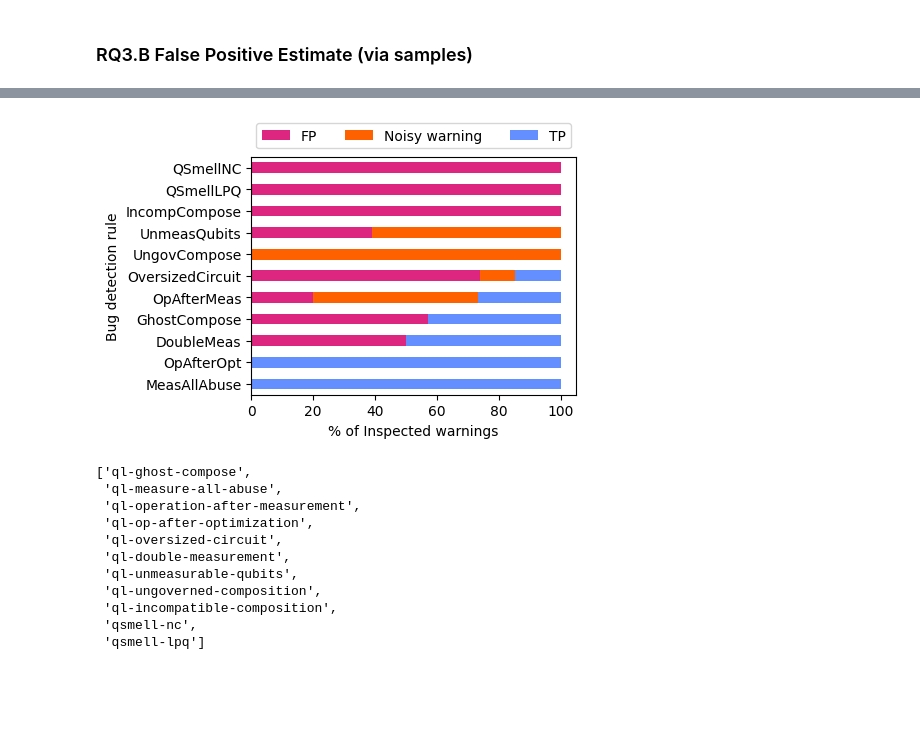
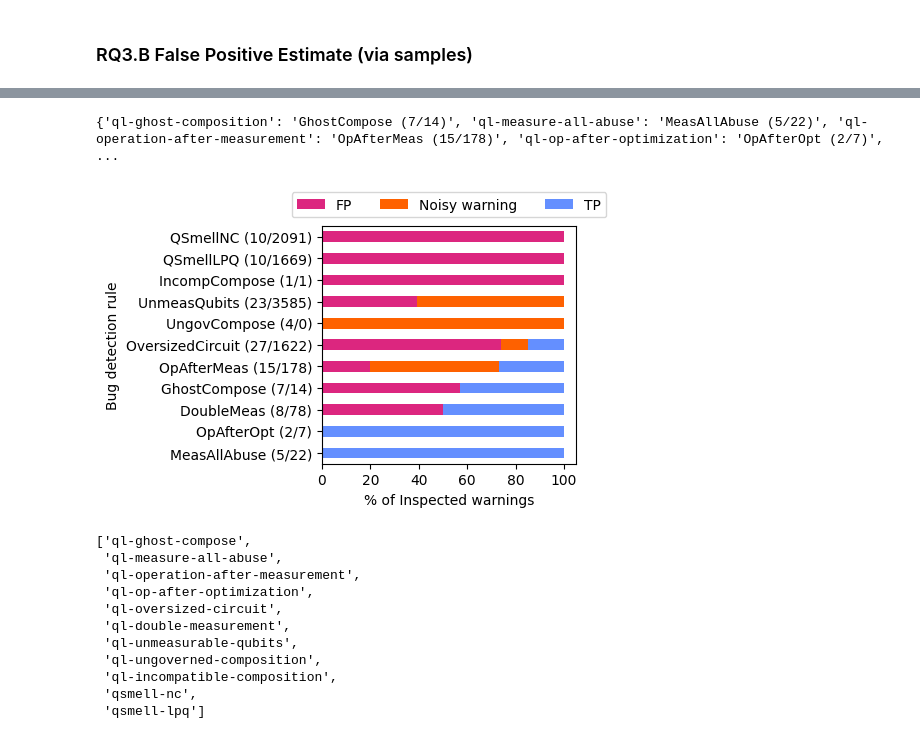
Before and after one commit to sola-st/LintQ, a Jupyter notebook: notebooks/08_Dataset_Stats.ipynb, the cells around one changed output, grey strips where cells are left out. Drawn from its saved outputs; the diff is of its cells as text; code cells hidden in the pictures; blank space fills up the shorter version.

Commit message:
create new plots

```diff
--- a/notebooks/08_Dataset_Stats.ipynb
+++ b/notebooks/08_Dataset_Stats.ipynb
@@ -22,8 +22,8 @@ DETECTORS_FOLDER = '../qlint/codeql/src'
 ABSTRACTION_FOLDER = '../qlint/codeql/lib/qiskit'
 
 # warning & manual inspection
-PATH_WARNINGS_SARIF = '../data/analysis_results/exp_v08/codeql_2023-03-13_13-54-00/data.sarif'
-PATH_MANUAL_INSPECTION_CSV = '../data/annotations/manual_inspection/warnings_until_23_03_21.csv'
+PATH_WARNINGS_SARIF = '../data/analysis_results/exp_v08/codeql_2023-03-20_19-13-27/data.sarif'
+PATH_MANUAL_INSPECTION_CSV = '../data/annotations/manual_inspection/warnings_until_23_03_22.csv'
 PATH_METADATA_DATASET = '../data/datasets/exp_v08/df_summary.csv'
 
 # BLACKLIST OF DATA WHICH REFER TO OBSOLETE INSPECTIONS/ IMPLEMENTATIONS
@@ -34,7 +34,7 @@ BLACKLISTED_ABSTRACTION = ['/SensitiveAPI.qll']
 
 # NAME MAPPING
 RULE_NAME_MAPPING = {
-    'ql-ghost-compose': 'GhostCompose',
+    'ql-ghost-composition': 'GhostCompose',
     'ql-measure-all-abuse': 'MeasAllAbuse',
     'ql-operation-after-measurement': 'OpAfterMeas',
     'ql-op-after-optimization': 'OpAfterOpt',
@@ -648,4 +649,2 @@ Text(0, 0.5, 'Detector')
 # %% [markdown]
 ### RQ3.B False Positive Estimate (via samples)
-# %%
-BLACKLIST_EXPERIMENTS = ['exp_v00']
@@ -657,39 +685,50 @@ df_inspected_warnings = df_inspected_warnings[
 # filter out blacklisted
 df_inspected_warnings = df_inspected_warnings[
     ~df_inspected_warnings["detector_rule"].isin(BLACKLISTED_RULES)]
+
+from copy import deepcopy
+# add the number of warnings per detector in the mapping
+rule_name_mapping_w_count = deepcopy(RULE_NAME_MAPPING)
+for k, v in rule_name_mapping_w_count.items():
+    tot_warning_count = len(df_warnings[df_warnings['rule'] == k])
+    inspected_count = len(df_inspected_warnings[df_inspected_warnings['detector_rule'] == k])
+    rule_name_mapping_w_count[k] = v + " (" + str(inspected_count) + "/" + str(tot_warning_count) + ")"
+print(rule_name_mapping_w_count)
+
 # map the rules with the name mapping
 df_inspected_warnings['detector_rule'] = \
-    df_inspected_warnings['detector_rule'].map(RULE_NAME_MAPPING)
+    df_inspected_warnings['detector_rule'].map(rule_name_mapping_w_count)
 # drop all rows with nan in the experiment column
 df_inspected_warnings = df_inspected_warnings.dropna(subset=['experiment'])
 
 
 cross_tab_prop = pd.crosstab(
     index=df_inspected_warnings['detector_rule'],
     columns=df_inspected_warnings['triage'],
     normalize="index")
 
 cross_tab_prop = cross_tab_prop * 100
 # sort by number of TP column
 cross_tab_prop = cross_tab_prop.sort_values(by=["TP", "Noisy warning"], ascending=False)
 
 fig, ax = plt.subplots(figsize=(5, 3.5))
 cross_tab_prop.plot(
     kind='barh',
     stacked=True,
     color=['#DC267F', '#FE6100', '#648FFF'],
     ax=ax
 )
 plt.xlabel("% of Inspected warnings")
 plt.ylabel("Bug detection rule")
 # put legend above the diagram
 plt.legend(loc='upper center', bbox_to_anchor=(0.5, 1.17), ncol=3)
 plt.tight_layout()
 fig.savefig(
     os.path.join(PAPER_DIR, "precision_estimate.pdf"),
     bbox_inches="tight")
 # %% [output]
+{'ql-ghost-composition': 'GhostCompose (7/14)', 'ql-measure-all-abuse': 'MeasAllAbuse (5/22)', 'ql-operation-after-measurement': 'OpAfterMeas (15/178)', 'ql-op-after-optimization': 'OpAfterOpt (2/7)', ...
-[figure, old version]
+[figure, new version]
 # %%
 list(df_inspected_warnings['detector_rule'].unique())
 # %% [output]
```
Also changed, not shown: parts of 8 cells of this notebook, 3 other files.
